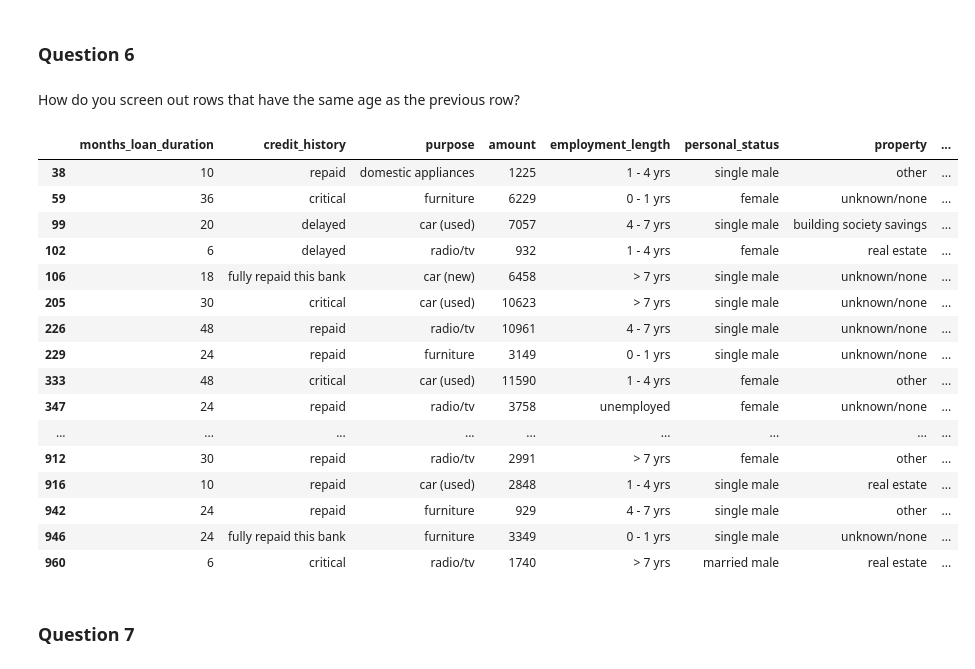
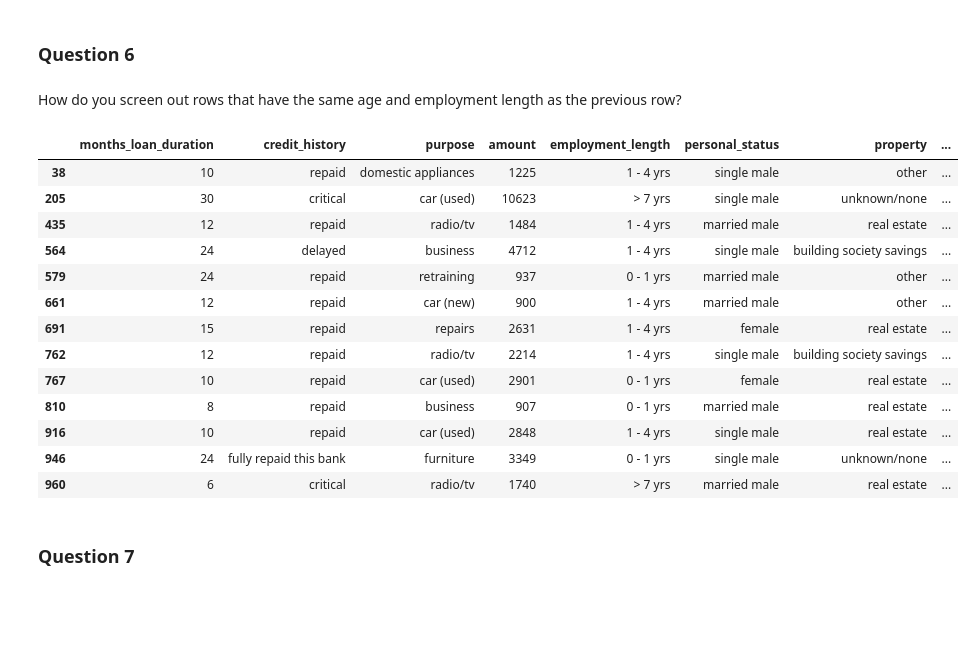
Before and after one commit to HowellWang/Data-Science-Analysis-with-Python, a Jupyter notebook: in class/Midterm in class solution.ipynb, the cells around one changed output. Drawn from its saved outputs; the diff is of its cells as text; code cells hidden in the pictures; blank space fills up the shorter version.

```diff
--- a/in class/Midterm in class solution.ipynb
+++ b/in class/Midterm in class solution.ipynb
@@ -109,25 +109,22 @@ Name: purpose, dtype: int64
 # %% [markdown]
 ### Question 6
 # %% [markdown]
-How do you screen out rows that have the same age as the previous row?
+How do you screen out rows that have the same age and employment length as the previous row?
 # %%
-df.loc[df['age'].shift() == df['age']]
+df.loc[(df['age'].shift() == df['age']) & (df['employment_length'].shift() == df['employment_length'])]
 # %% [output]
 |  | months_loan_duration | credit_history | purpose | amount | employment_length | personal_status | property | ... |
 | 38 | 10 | repaid | domestic appliances | 1225 | 1 - 4 yrs | single male | other | ... |
-| 59 | 36 | critical | furniture | 6229 | 0 - 1 yrs | female | unknown/none | ... |
-| 99 | 20 | delayed | car (used) | 7057 | 4 - 7 yrs | single male | building society savings | ... |
-| 102 | 6 | delayed | radio/tv | 932 | 1 - 4 yrs | female | real estate | ... |
-| 106 | 18 | fully repaid this bank | car (new) | 6458 | > 7 yrs | single male | unknown/none | ... |
 | 205 | 30 | critical | car (used) | 10623 | > 7 yrs | single male | unknown/none | ... |
-| 226 | 48 | repaid | radio/tv | 10961 | 4 - 7 yrs | single male | unknown/none | ... |
-| 229 | 24 | repaid | furniture | 3149 | 0 - 1 yrs | single male | unknown/none | ... |
-| 333 | 48 | critical | car (used) | 11590 | 1 - 4 yrs | female | other | ... |
-| 347 | 24 | repaid | radio/tv | 3758 | unemployed | female | unknown/none | ... |
-| ... | ... | ... | ... | ... | ... | ... | ... | ... |
-| 912 | 30 | repaid | radio/tv | 2991 | > 7 yrs | female | other | ... |
+| 435 | 12 | repaid | radio/tv | 1484 | 1 - 4 yrs | married male | real estate | ... |
+| 564 | 24 | delayed | business | 4712 | 1 - 4 yrs | single male | building society savings | ... |
+| 579 | 24 | repaid | retraining | 937 | 0 - 1 yrs | married male | other | ... |
+| 661 | 12 | repaid | car (new) | 900 | 1 - 4 yrs | married male | other | ... |
+| 691 | 15 | repaid | repairs | 2631 | 1 - 4 yrs | female | real estate | ... |
+| 762 | 12 | repaid | radio/tv | 2214 | 1 - 4 yrs | single male | building society savings | ... |
+| 767 | 10 | repaid | car (used) | 2901 | 0 - 1 yrs | female | real estate | ... |
+| 810 | 8 | repaid | business | 907 | 0 - 1 yrs | married male | real estate | ... |
 | 916 | 10 | repaid | car (used) | 2848 | 1 - 4 yrs | single male | real estate | ... |
-| 942 | 24 | repaid | furniture | 929 | 4 - 7 yrs | single male | other | ... |
 | 946 | 24 | fully repaid this bank | furniture | 3349 | 0 - 1 yrs | single male | unknown/none | ... |
 | 960 | 6 | critical | radio/tv | 1740 | > 7 yrs | married male | real estate | ... |
 # %% [markdown]
```
Also changed, not shown: parts of 5 cells of this notebook, 1 other file.
